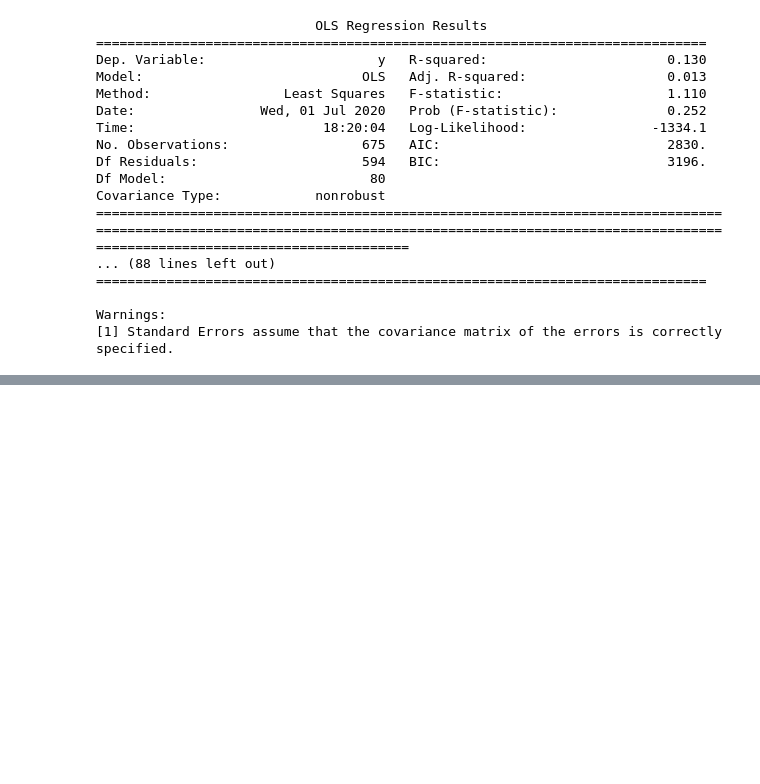
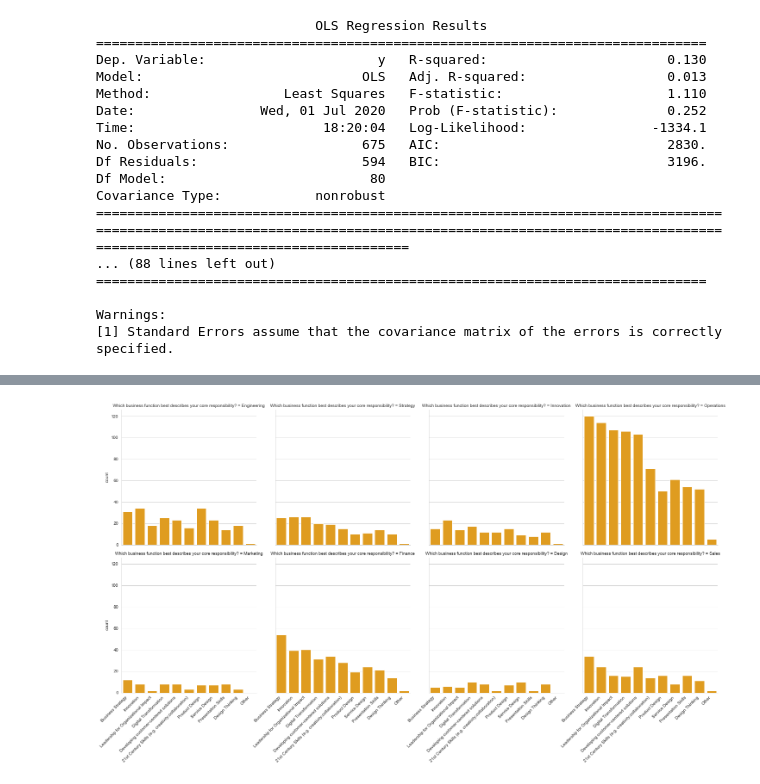
Before and after one commit to ideo/ideo-academy-survey, a Jupyter notebook: eda_and_regression.ipynb, the cells around one changed output, grey strips where cells are left out. Drawn from its saved outputs; the diff is of its cells as text; code cells hidden in the pictures; blank space fills up the shorter version.

```diff
--- a/eda_and_regression.ipynb
+++ b/eda_and_regression.ipynb
@@ -347,0 +465,9 @@ Warnings:
+# %%
+g = sns.catplot("chosen_skill", col="Which business function best describes your core responsibility?",
+            col_wrap=4, data=skill_choice_df, kind="count",
+            color = "orange", order = skill_sort)
+for axes in g.axes.flat:
+    axes.set_xticklabels(axes.get_xticklabels(), rotation=45, horizontalalignment='right')
+    axes.set_xlabel("")
+# %% [output]
+[figure, added]
```
Also changed, not shown: parts of 74 cells of this notebook.
